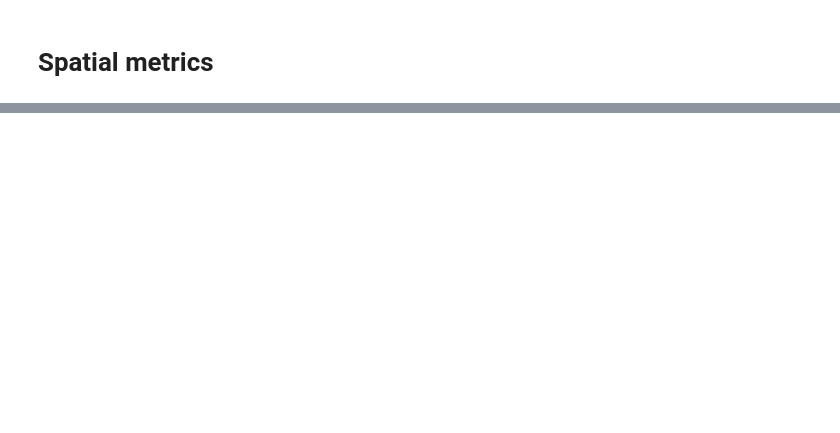
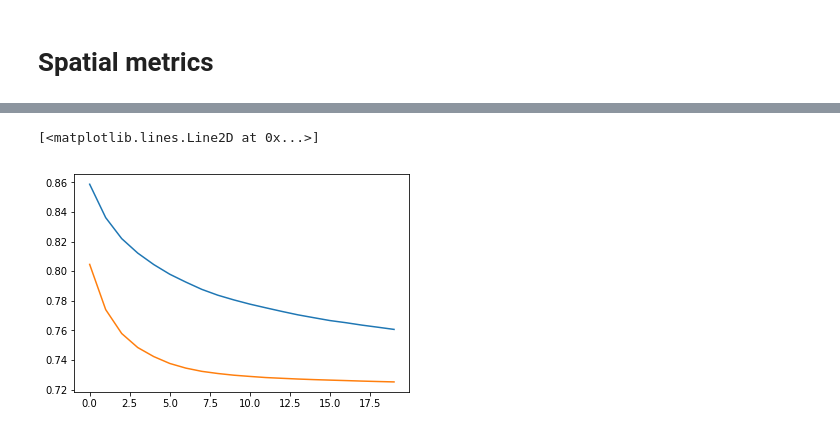
Before and after one commit to EduardoVernier/dynamic-projections, a Jupyter notebook: Metrics/template.ipynb, the cells around one changed output, grey strips where cells are left out. Drawn from its saved outputs; the diff is of its cells as text; code cells hidden in the pictures; blank space fills up the shorter version.

Commit message:
Almost done with the trustwothiness and continuity metrics.

```diff
--- a/Metrics/template.ipynb
+++ b/Metrics/template.ipynb
@@ -173,6 +203,7 @@ for p in projection_paths:
 
 dataset_path = './Datasets/' + dataset_id + '/'
 vs_n, indexes, n_revisions = dataset_as_array(dataset_path)
+n_items = len(indexes)
 
 for p in projection_paths:
     # Change axis in projection
@@ -181,54 +212,63 @@ for p in projection_paths:
 
     # Initialize structures
     index_to_class = np.array([item.split('-')[0] for item in np.array(indexes)])
-    ngbr_preservation = np.zeros((n_timesteps, len(indexes), len(K_VALUES)))
-    ngbr_hit = np.zeros((n_timesteps, len(indexes), len(K_VALUES)))
     dists_nd_all = []
     dists_md_all = []
+    ngbr_preservation = np.zeros((n_timesteps, n_items, len(K_VALUES)))
+    ngbr_hit = np.zeros((n_timesteps, n_items, len(K_VALUES)))
+    trustworthiness = np.zeros((n_timesteps, len(K_VALUES)))
+    continuity = np.zeros((n_timesteps, len(K_VALUES)))
 
     for t in tqdm(range(n_timesteps)):
         # Generate list of nearest neighbors for each item in timestep t
-        dists_nd, nbrs_nd = NearestNeighbors(n_neighbors=len(indexes), metric='euclidean',
+        dists_nd, nbrs_nd = NearestNeighbors(n_neighbors=n_items, metric='euclidean',
                                       algorithm='ball_tree').fit(vs_n[t]).kneighbors(vs_n[t])
-        dists_md, nbrs_md = NearestNeighbors(n_neighbors=len(indexes), metric='euclidean',
+        dists_md, nbrs_md = NearestNeighbors(n_neighbors=n_items, metric='euclidean',
                                       algorithm='kd_tree').fit(vs_m[t]).kneighbors(vs_m[t])
 
         # Save distances to compute correlation/stress metrics
-#         dists_nd = np.delete(dists_nd, 0)
         dists_nd_all.append(dists_nd)
-#         dists_md = np.delete(dists_md, 0)
         dists_md_all.append(dists_md)
 
         # Check classes of neighbors for neighbor hit metric
-        for i in range(len(indexes)):
+        for i in range(n_items):
             i_class = index_to_class[i]
-            k_max = int(max(K_VALUES) * len(indexes))
+            k_max = int(max(K_VALUES) * n_items)
             ngbr_classes = index_to_class[nbrs_md[i, :k_max]]
             for k_index, k_percentage in enumerate(K_VALUES):
-                k = int(k_percentage * len(indexes))
+                k = max(int(k_percentage * n_items), 1)  # Avoid divisions by 0
                 ngbr_classes = ngbr_classes[:k]
                 nh = sum(map(lambda x: x == i_class, ngbr_classes)) / float(k)
                 ngbr_hit[t][i][k_index] = nh
 
         # Compute neighbor preservation for different values of k for each item
-        for i in range(len(indexes)):
+        for i in range(n_items):
             for k_index, k_percentage in enumerate(K_VALUES):
-                k = int(k_percentage * len(indexes))
+                k = max(int(k_percentage * n_items), 1)  # Avoid divisions by 0
                 intersection = np.intersect1d(nbrs_nd[i, :k], nbrs_md[i, :k], assume_unique=True)
                 ngbr_preservation[t][i][k_index] = len(intersection) / float(k)
+
+        # Compute trustworthiness
+        for k_index, k_percentage in enumerate(K_VALUES):
+            k = max(int(k_percentage * n_items), 1)  # Avoid divisions by 0
+            trustworthiness[t][k_index] = trustworthiness_metric(nbrs_nd, nbrs_md, k)
+            continuity[t][k_index] = continuity_metric(nbrs_nd, nbrs_md, k)
+
 
     # Average values over TIME (axis 0)
     ngbr_preservation = np.average(ngbr_preservation, axis=0)
     ngbr_hit = np.average(ngbr_hit, axis=0)
+    trustworthiness = np.average(trustworthiness, axis=0)
+    continuity = np.average(continuity, axis=0)
 
     # Then average values over all points (new axis 0)
     ngbr_preservation = np.average(ngbr_preservation, axis=0)
     ngbr_hit = np.average(ngbr_hit, axis=0)
 
     # We get one value per k
-    for i, k in enumerate(K_VALUES):
-        metric_results.loc[p]['spat_np_' + str(int(k*10))] = ngbr_preservation[i]
-        metric_results.loc[p]['spat_nh_' + str(int(k*10))] = ngbr_hit[i]
+    for i in range(len(K_VALUES)):
+        metric_results.loc[p]['spat_np_' + str(i+1)] = ngbr_preservation[i]
+        metric_results.loc[p]['spat_nh_' + str(i+1)] = ngbr_hit[i]
 
     dists_nd_all = np.array(dists_nd_all)
     dists_md_all = np.array(dists_md_all)
@@ -252,2 +295,8 @@ for p in projection_paths:
+# %%
+plt.plot(trustworthiness)
+plt.plot(continuity)
+# %% [output]
+[<matplotlib.lines.Line2D at 0x...>]
+[figure, added]
 # %%
 projection_paths
```
Also changed, not shown: parts of 13 cells of this notebook.
